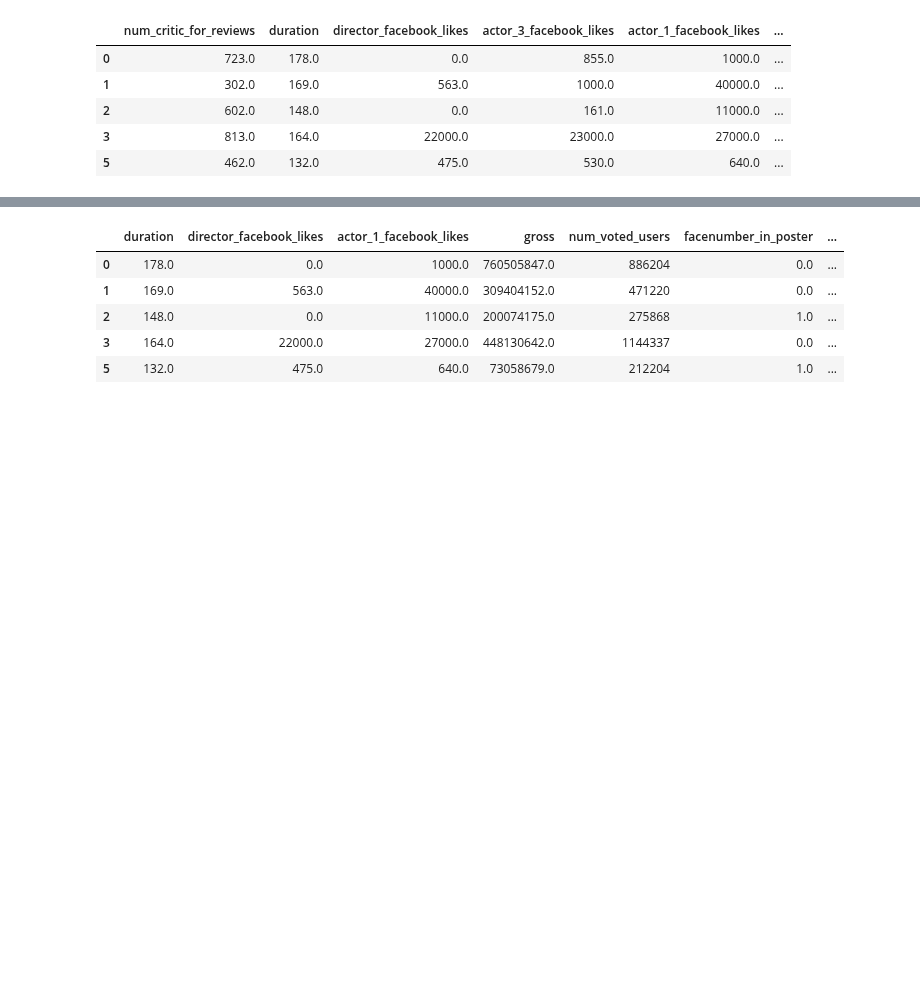
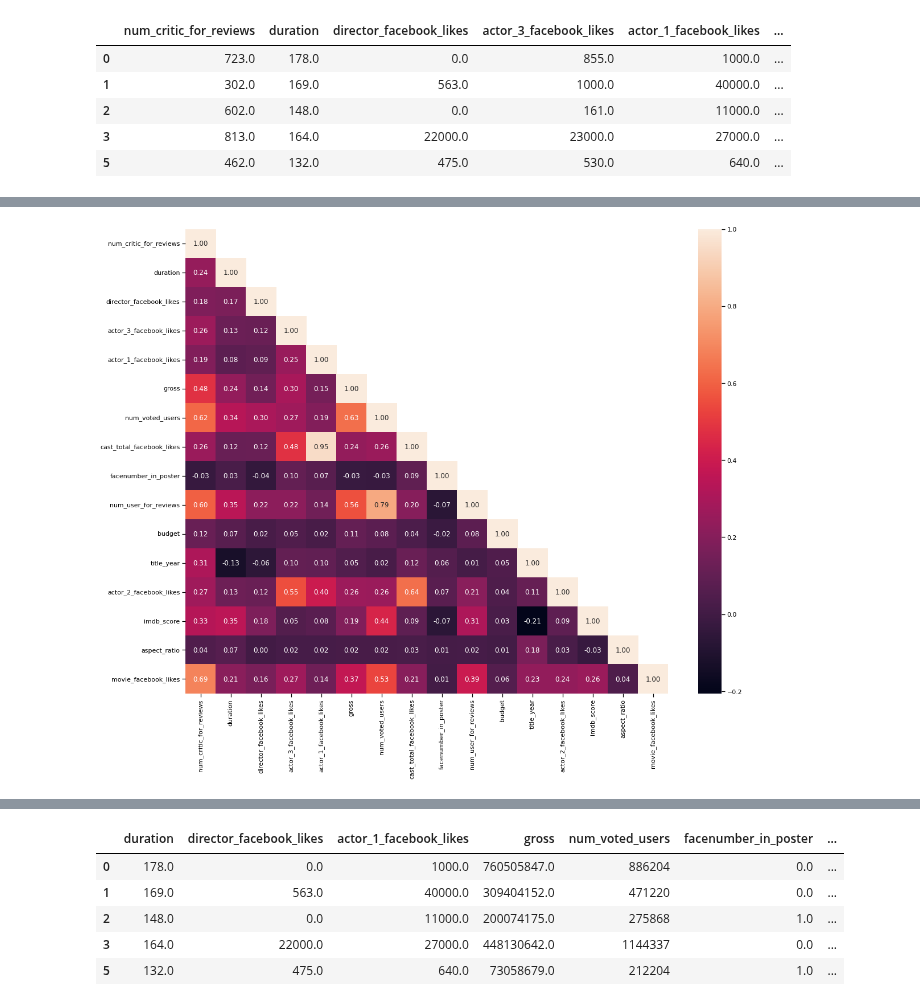
Before and after one commit to lauraalexandria/cursos-python, a Jupyter notebook: script_movies_rating_prediction.ipynb, the cells around one changed output, grey strips where cells are left out. Cells and saved outputs as stored; diff of their text form; code cells hidden in the pictures; blank space fills up the shorter version.

```diff
--- a/script_movies_rating_prediction.ipynb
+++ b/script_movies_rating_prediction.ipynb
@@ -244,13 +250,12 @@ ggplot(aes(x = 'imdb_score', y = 'movie_facebook_likes'), data = df) +\
 # As variáveis criadas foram interessantes para analisar, mas estão correlacionadas com outros atributos, por isso serão retiradas para o modelo;
 df.drop(['Profit', 'Profit_Percentage'], axis = 1, inplace = True)
 # %%
-corr = df.corr
+corr = df.corr()
 sns.set_context("notebook", font_scale = 1.0, rc = {"lines.linewidth": 2.5})
-plt.figure(figsize = (13, 7))
+
+f = plt.figure(figsize = (19, 15))
 
 mask = np.zeros_like(corr)
 mask[np.triu_indices_from(mask, 1)] = True
-# a = sns.heatmap(corr, mask = mask, annot = True, fmt = ".2f")
-# rotx = a.set_xtickslabels(a.get_xtickslabels(), rotation = 90)
-# roty = a.set_ytickslabels(a.get_ytickslabels(), rotation = 30)
+a = sns.heatmap(corr, mask = mask, annot = True, fmt = ".2f")
 # %% [output]
@@ -274,3 +262,4 @@ mask[np.triu_indices_from(mask, 1)] = True
+[figure, added]
 # %%
 df['Other_actors_facebook_likes'] = df['actor_2_facebook_likes'] + df['actor_3_facebook_likes']   # Tirando variáveis correlacionadas
 df.drop(['actor_2_facebook_likes', 'actor_3_facebook_likes', 'cast_total_facebook_likes'], axis = 1, inplace = True)
```
Also changed, not shown: parts of 6 cells of this notebook.
